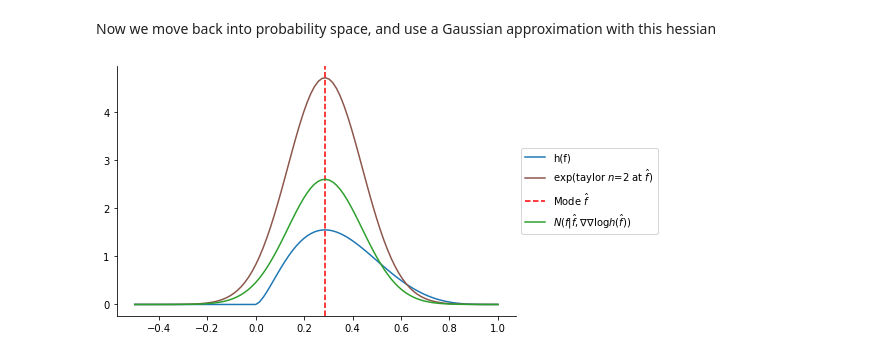
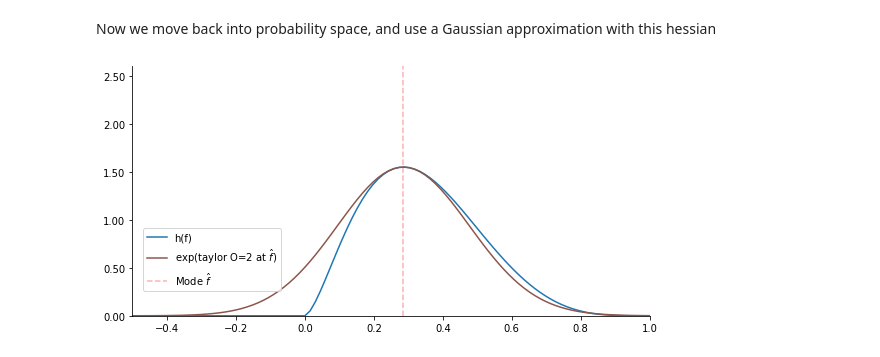
Before and after one commit to alansaul/work-bits, a Jupyter notebook: Presentations/diagrams/Taylor expansion.ipynb, the cells around one changed output. Saved outputs shown, nothing was run; the diff lists cells and outputs as text; code cells hidden in the pictures.

```diff
--- a/Presentations/diagrams/Taylor expansion.ipynb
+++ b/Presentations/diagrams/Taylor expansion.ipynb
@@ -67,7 +75,7 @@ fig_log_unnormalised_posterior.savefig('taylor/log_hf.pdf')
 fig_taylor, ax = plt.subplots(1, 1, figsize=(8,4))
 
 ax.plot(x_log, sess.run(log_f(x_log)), 'C0', label='$log h(f)$')
-ax.axvline(sess.run(m()), color='r', linestyle='--', label='Mode $\hat{f}$')
+ax.axvline(sess.run(m()), color='r', linestyle='--', label='Mode $\hat{f}$', alpha=0.3)
 
 for n in range(1, 5):
     taylor, _ = sess.run(taylor_series(
@@ -76,10 +84,13 @@ for n in range(1, 5):
         point=m(),
         truncate=n))
 
-    ax.plot(x_log, taylor, 'C{}'.format(n), label='taylor $n$={}'.format(n) + ' at $\hat{f}$')
-    ax.legend(loc='center left', bbox_to_anchor=(1, 0.5))
+    ax.plot(x_log, taylor, 'C{}'.format(n), label='taylor O={}'.format(n) + ' at $\hat{f}$')
+    ax.legend(loc='lower left', bbox_to_anchor=(0.01, 0.08))
     ax.spines['right'].set_visible(False)
     ax.spines['top'].set_visible(False)
+    ax.set_ylim(-3.0, 2.6)
+    ax.set_xlim(x_log.min(), x_log.max())
+    ax.yaxis.set_major_formatter(FormatStrFormatter('%.2f'))
     fig_taylor.tight_layout()
     fig_taylor.savefig('taylor/log_hf_taylor_{}.pdf'.format(n))
 # %% [output]
@@ -91,17 +102,20 @@ Use tf.where in 2.0, which has the same broadcast rule as np.where
 fig_taylor_2, ax = plt.subplots(1, 1, figsize=(8,4))
 
 ax.plot(x_log, sess.run(log_f(x_log)), 'C0', label='log h(f)')
-ax.axvline(sess.run(m()), color='r', linestyle='--', label='Mode')
+ax.axvline(sess.run(m()), color='r', linestyle='--', label='Mode', alpha=0.3)
 
 taylor, hessian = sess.run(taylor_series(
         function=log_f,
         x=x_log,
         point=m(),
         truncate=2))
-ax.plot(x_log, taylor, 'C{}'.format(2), label='taylor $n$=2 at $\hat{f}$')
-ax.legend(loc='center left', bbox_to_anchor=(1, 0.5))
+ax.plot(x_log, taylor, 'C{}'.format(2), label='taylor O=2 at $\hat{f}$')
+ax.legend(loc='lower left', bbox_to_anchor=(0.01, 0.08))
 ax.spines['right'].set_visible(False)
 ax.spines['top'].set_visible(False)
+ax.set_ylim(-3, 2.6)
+ax.set_xlim(x_log.min(), x_log.max())
+ax.yaxis.set_major_formatter(FormatStrFormatter('%.2f'))
 fig_taylor_2.tight_layout()
 fig_taylor_2.savefig('taylor/log_hf_taylor_2_only.pdf'.format(n))
 # %% [output]
@@ -111,30 +125,24 @@ Now we move back into probability space, and use a Gaussian approximation with t
 # %%
 W = 1.0/(-hessian[0])
 # %%
-fig_norm_approx, ax = plt.subplots(1, 1, figsize=(8,4))
+fig_exp_approx, ax = plt.subplots(1, 1, figsize=(8,4))
 
 ax.plot(x, np.nan_to_num(sess.run(f(x))), 'C0', label='h(f)')
 
 taylor_exp = sess.run(tf.exp(taylor_series(
         function=log_f,
         x=x,
         point=m(),
         truncate=2)[0]))
-ax.plot(x, taylor_exp, 'C5', label='exp(taylor $n$=2 at $\hat{f}$)')
-
-ax.axvline(sess.run(m()), color='r', linestyle='--', label='Mode $\hat{f}$')
-ax.plot(x,
-         stats.norm.pdf(x=x,
-                        loc = sess.run(m()),
-                        scale = np.sqrt(W)),
-         #\frac{d^{2} log h(\hat{f})}{\hat{f}^{2}}
-         'C2', label='$N(f|\hat{f}, \\nabla \\nabla \log h(\hat{f}))$'
-        )
-
-ax.legend(loc='center left', bbox_to_anchor=(1, 0.5))
+ax.plot(x, taylor_exp, 'C5', label='exp(taylor O=2 at $\hat{f}$)')
+ax.axvline(sess.run(m()), color='r', linestyle='--', label='Mode $\hat{f}$', alpha=0.3)
+ax.legend(loc='lower left', bbox_to_anchor=(0.01, 0.08))
 ax.spines['right'].set_visible(False)
 ax.spines['top'].set_visible(False)
-fig_norm_approx.tight_layout()
-fig_norm_approx.savefig('taylor/norm_approx.pdf'.format(n))
+ax.set_ylim(0.0, 2.6)
+ax.set_xlim(x.min(), x.max())
+ax.yaxis.set_major_formatter(FormatStrFormatter('%.2f'))
+fig_exp_approx.tight_layout()
+fig_exp_approx.savefig('taylor/exp_approx.pdf'.format(n))
 # %% [output]
-[figure, old version]
+[figure, new version]
```
Also changed, not shown: parts of 6 cells of this notebook, 15 other files.
